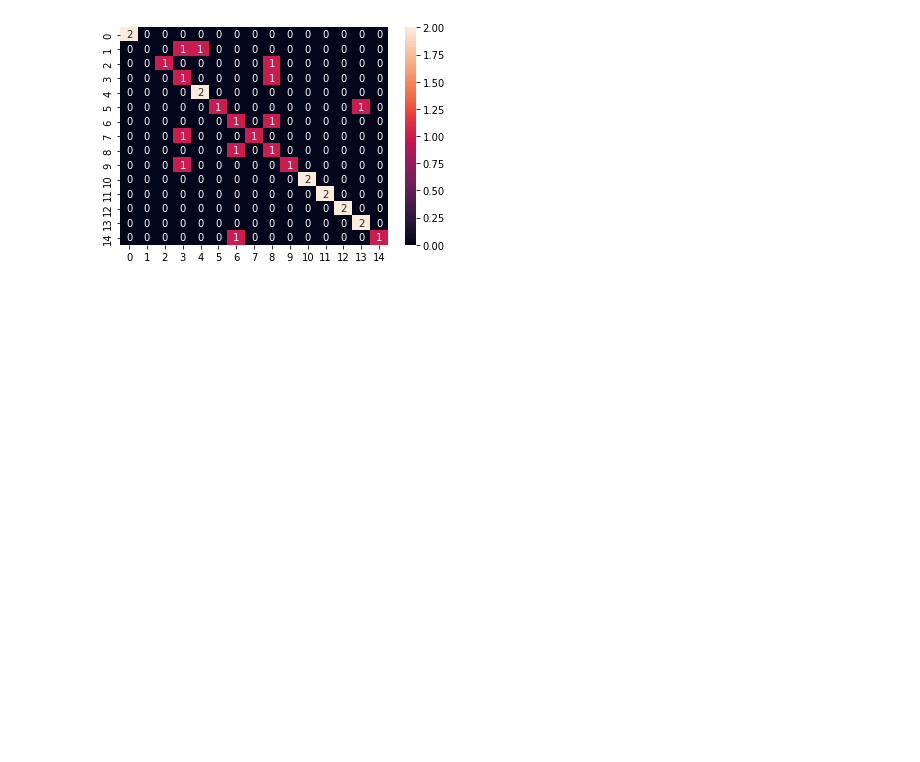
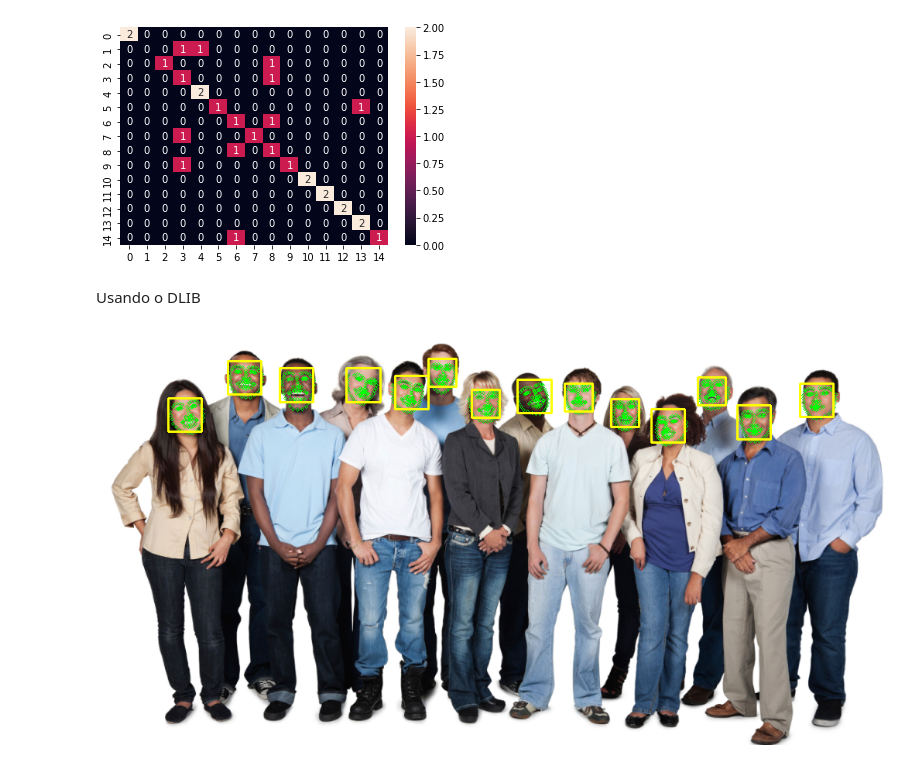
Before and after one commit to Sau1o/visaoComputacional, a Jupyter notebook: Reconhecimento_de_faces.ipynb, the cells around one changed output. Cells and saved outputs as stored; diff of their text form; code cells hidden in the pictures; blank space fills up the shorter version.

```diff
--- a/Reconhecimento_de_faces.ipynb
+++ b/Reconhecimento_de_faces.ipynb
@@ -124,3 +124,5 @@ import seaborn
 seaborn.heatmap(cm, annot=True);
 # %% [output]
 [figure]
+# %% [markdown]
+Usando o DLIB
@@ -126,0 +131,20 @@ seaborn.heatmap(cm, annot=True);
+# %%
+detector_face = dlib.get_frontal_face_detector()
+detector_pontos = dlib.shape_predictor('/content/drive/MyDrive/VisaoComputacional/Weights/shape_predictor_68_face_landmarks.dat')
+# %%
+imagem = cv2.imread('/content/drive/MyDrive/VisaoComputacional/Images/people2.jpg')
+deteccoes = detector_face(imagem, 1)
+for face in deteccoes:
+  pontos = detector_pontos(imagem, face)
+  for ponto in pontos.parts():
+    cv2.circle(imagem, (ponto.x, ponto.y), 2, (0,255,0), 1)
+
+
+  #print(pontos.parts())
+  #print(len(pontos.parts()))
+
+  l, t, r, b = face.left(), face.top(), face.right(), face.bottom()
+  cv2.rectangle(imagem, (l,t), (r, b), (0,255,255), 2)
+cv2_imshow(imagem)
+# %% [output]
+[figure, added]
```
Also changed, not shown: parts of 6 cells of this notebook.
